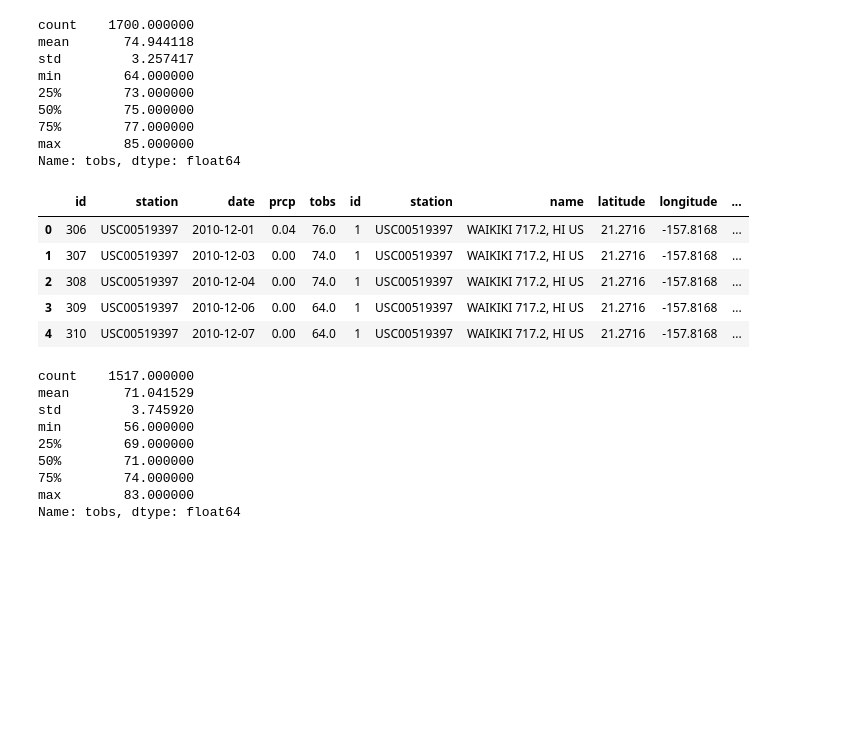
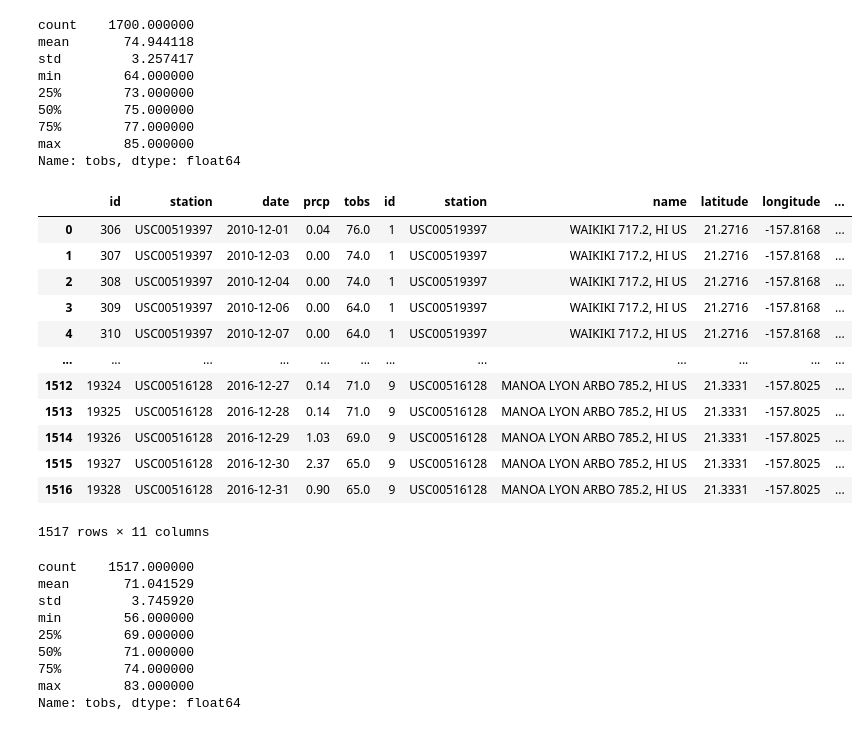
Before and after one commit to fathi129/Surfs_up, a Jupyter notebook: Practice/Surfsup_practice.ipynb, the cells around one changed output. Drawn from its saved outputs; the diff is of its cells as text; code cells hidden in the pictures; blank space fills up the shorter version.

```diff
--- a/Practice/Surfsup_practice.ipynb
+++ b/Practice/Surfsup_practice.ipynb
@@ -87,22 +87,29 @@ Name: tobs, dtype: float64
 # %%
 conn = engine.connect()
 query = """
         select
         *
         from
         measurement m
         join station s on m.station = s.station
         where date like '%-12-%';
 """
 df1 = pd.read_sql(query,conn)
-df1.head()
+df1
 # %% [output]
 |  | id | station | date | prcp | tobs | id | station | name | latitude | longitude | ... |
 | 0 | 306 | USC00519397 | 2010-12-01 | 0.04 | 76.0 | 1 | USC00519397 | WAIKIKI 717.2, HI US | 21.2716 | -157.8168 | ... |
 | 1 | 307 | USC00519397 | 2010-12-03 | 0.00 | 74.0 | 1 | USC00519397 | WAIKIKI 717.2, HI US | 21.2716 | -157.8168 | ... |
 | 2 | 308 | USC00519397 | 2010-12-04 | 0.00 | 74.0 | 1 | USC00519397 | WAIKIKI 717.2, HI US | 21.2716 | -157.8168 | ... |
 | 3 | 309 | USC00519397 | 2010-12-06 | 0.00 | 64.0 | 1 | USC00519397 | WAIKIKI 717.2, HI US | 21.2716 | -157.8168 | ... |
 | 4 | 310 | USC00519397 | 2010-12-07 | 0.00 | 64.0 | 1 | USC00519397 | WAIKIKI 717.2, HI US | 21.2716 | -157.8168 | ... |
+| ... | ... | ... | ... | ... | ... | ... | ... | ... | ... | ... | ... |
+| 1512 | 19324 | USC00516128 | 2016-12-27 | 0.14 | 71.0 | 9 | USC00516128 | MANOA LYON ARBO 785.2, HI US | 21.3331 | -157.8025 | ... |
+| 1513 | 19325 | USC00516128 | 2016-12-28 | 0.14 | 71.0 | 9 | USC00516128 | MANOA LYON ARBO 785.2, HI US | 21.3331 | -157.8025 | ... |
+| 1514 | 19326 | USC00516128 | 2016-12-29 | 1.03 | 69.0 | 9 | USC00516128 | MANOA LYON ARBO 785.2, HI US | 21.3331 | -157.8025 | ... |
+| 1515 | 19327 | USC00516128 | 2016-12-30 | 2.37 | 65.0 | 9 | USC00516128 | MANOA LYON ARBO 785.2, HI US | 21.3331 | -157.8025 | ... |
+| 1516 | 19328 | USC00516128 | 2016-12-31 | 0.90 | 65.0 | 9 | USC00516128 | MANOA LYON ARBO 785.2, HI US | 21.3331 | -157.8025 | ... |
+1517 rows × 11 columns
 # %%
 df1.tobs.describe()
 # %% [output]
```
Also changed, not shown: parts of 1 cell of this notebook, 5 other files.
